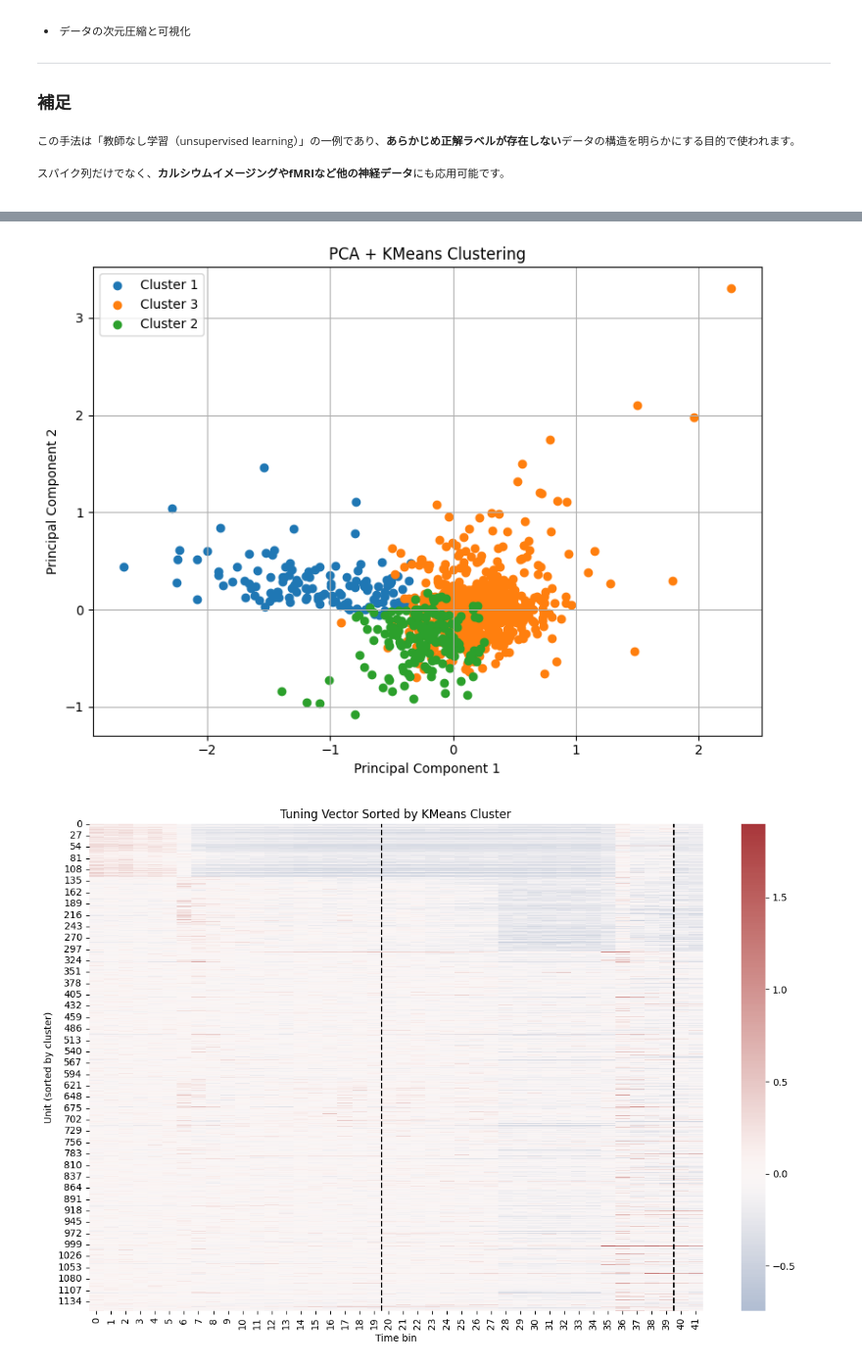
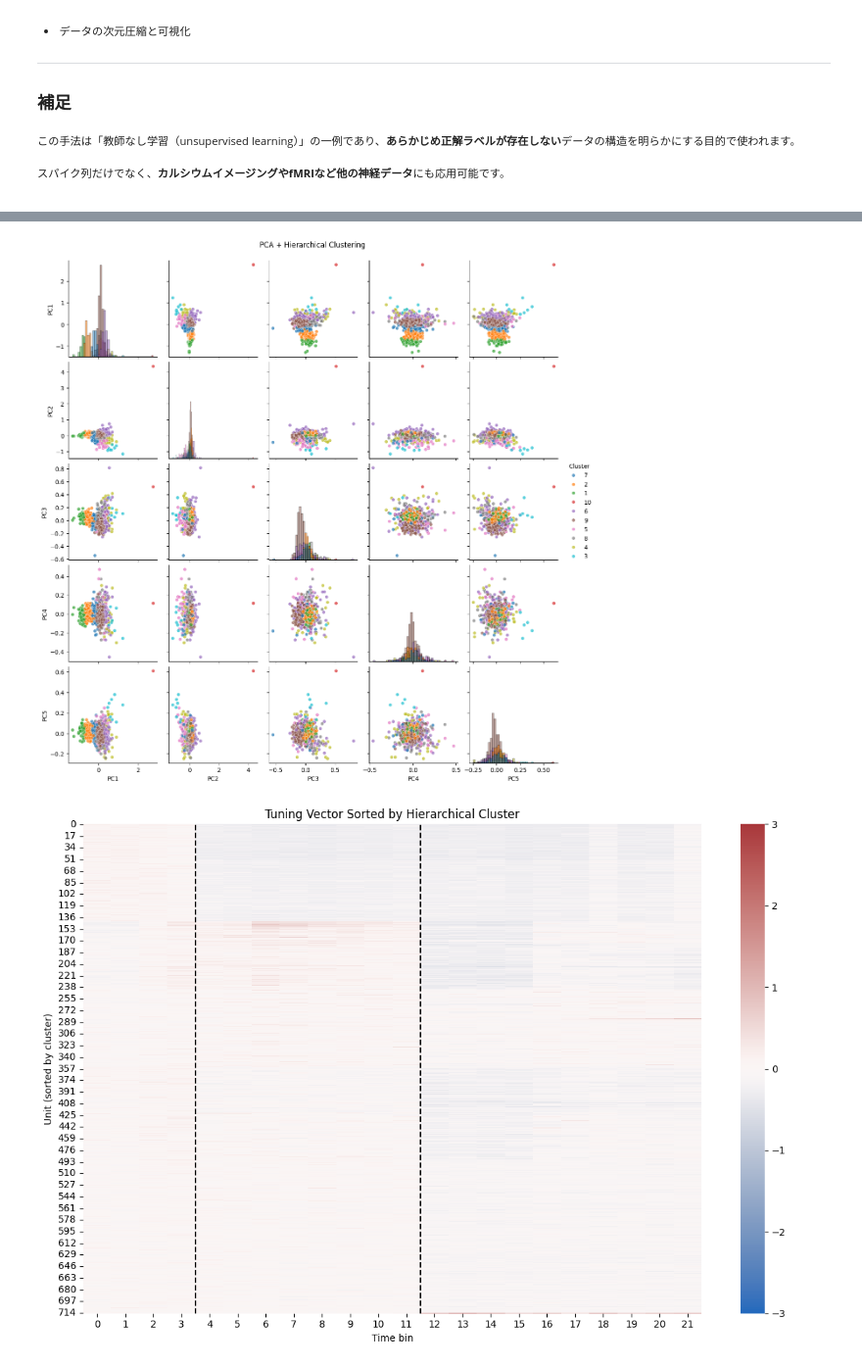
Before and after one commit to NeuralDynamics-Tamagawa/tamagawa-neuro-training-shysgmt, a Jupyter notebook: notebook/spike_analysis.ipynb, the cells around one changed output, grey strips where cells are left out. Shown at 98% size. Cells and saved outputs as stored; diff of their text form; code cells hidden in the pictures.

```diff
--- a/notebook/spike_analysis.ipynb
+++ b/notebook/spike_analysis.ipynb
@@ -785,0 +841,20 @@ df
+# %%
+# Define number of clusters based on the dendrogram
+n_clusters = 10
+
+cluster_labels_valid = fcluster(
+    Z,
+    t=n_clusters,
+    criterion='maxclust'
+)
+
+# Restore cluster labels to original unit IDs
+cluster_all = np.full(len(unit_ids), np.nan)
+cluster_all[valid_mask] = cluster_labels_valid
+
+df = pd.DataFrame({
+    'UnitID': unit_ids,
+    'Cluster': cluster_all
+})
+
+df
@@ -787,56 +876,52 @@ df
 import pandas as pd
 import matplotlib.pyplot as plt
 import seaborn as sns
 
-# Create DataFrame from the first 2 PCA components
+# Create DataFrame from the first 5 PCA components
 pca_info = pd.DataFrame(
-    pca_result_valid[:, :2],
-    columns=['PC1', 'PC2']
+    pca_result_valid[:, :5],
+    columns=['PC1', 'PC2', 'PC3', 'PC4', 'PC5']
 )
 
-pca_info['Cluster'] = cluster_labels_valid
+pca_info['Cluster'] = cluster_labels_valid.astype(str)
 pca_info['UnitID'] = unit_ids_valid
 
-# PCA plot
-plt.figure(figsize=(8, 6))
+# PCA pair plot
+sns.pairplot(
+    pca_info,
+    vars=['PC1', 'PC2', 'PC3', 'PC4', 'PC5'],
+    hue='Cluster',
+    diag_kind='hist',
+    plot_kws={'s': 30, 'alpha': 0.7}
+)
 
-for cluster_id in pca_info['Cluster'].unique():
-    cluster_data = pca_info[pca_info['Cluster'] == cluster_id]
-    plt.scatter(
-        cluster_data['PC1'],
-        cluster_data['PC2'],
-        label=f'Cluster {cluster_id}'
-    )
-
-plt.title('PCA + KMeans Clustering')
-plt.xlabel('Principal Component 1')
-plt.ylabel('Principal Component 2')
-plt.legend()
-plt.grid(True)
-plt.tight_layout()
+plt.suptitle('PCA + Hierarchical Clustering', y=1.02)
 plt.show()
 
 # Sort units by cluster
 sort_idx = np.argsort(cluster_labels_valid)
 tunning_vector_sorted = tunning_vector_valid[sort_idx]
 
 # Heatmap
 plt.figure(figsize=(12, 8))
 
 sns.heatmap(
     tunning_vector_sorted,
     cmap='vlag',
-    center=0
+    center=0,
+    vmin=-3,
+    vmax=3
 )
 
-plt.axvline(20, color='k', linestyle='--')
-plt.axvline(40, color='k', linestyle='--')
+plt.axvline(4, color='k', linestyle='--')
+plt.axvline(12, color='k', linestyle='--')
 
 plt.xlabel('Time bin')
 plt.ylabel('Unit (sorted by cluster)')
-plt.title('Tuning Vector Sorted by KMeans Cluster')
+plt.title('Tuning Vector Sorted by Hierarchical Cluster')
+
 plt.tight_layout()
 plt.show()
 # %% [output]
-[figure, old version]
+[figure, new version]
-[figure, old version]
+[figure, new version]
```
Also changed, not shown: parts of 27 cells of this notebook.
